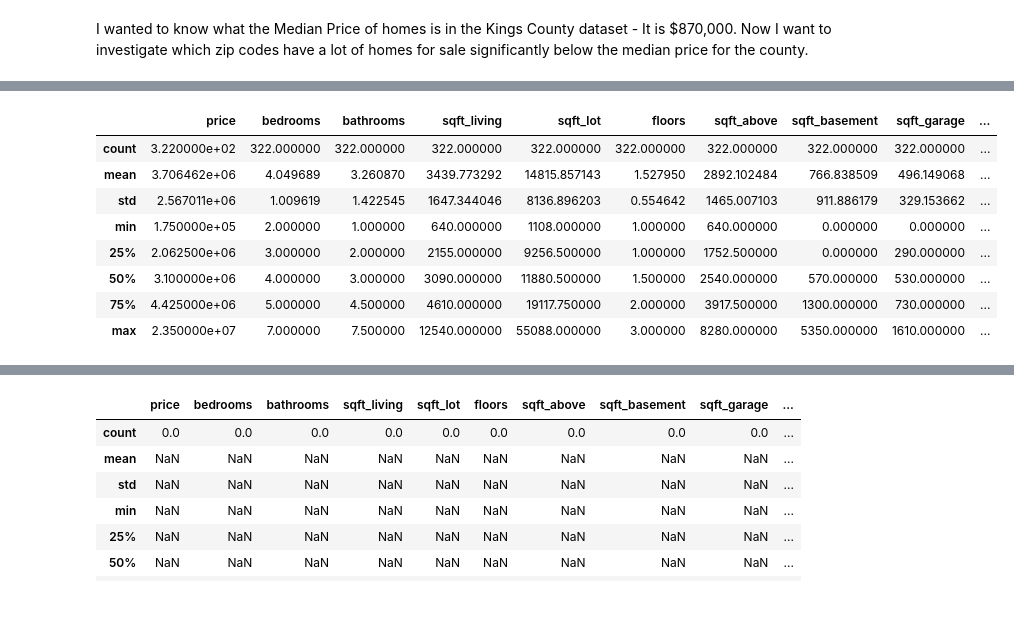
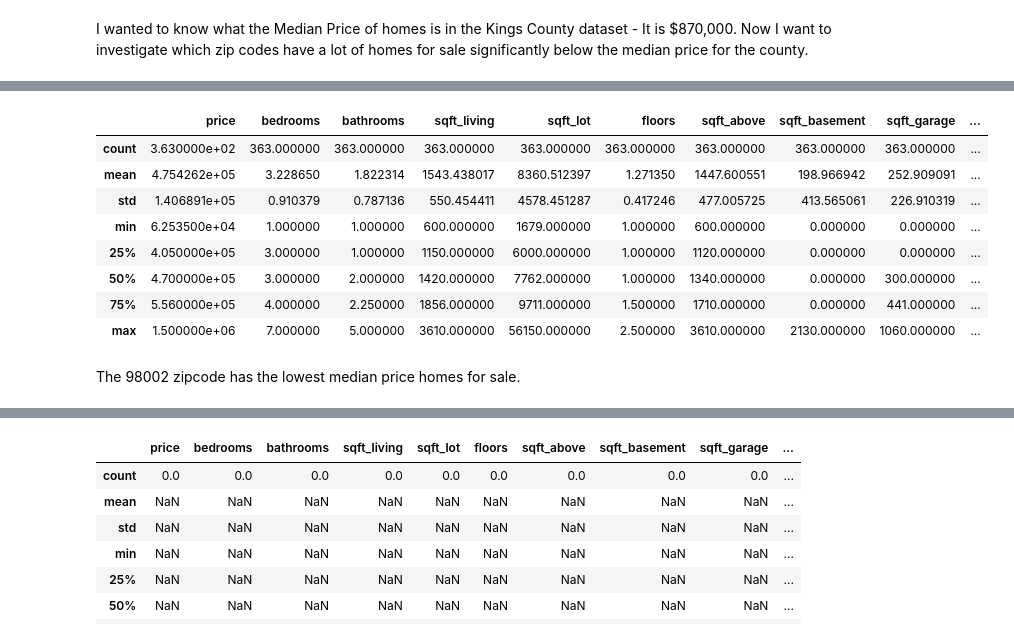
Before and after one commit to adammarianacci/Real_Estate_Analysis, a Jupyter notebook: notebook.ipynb, the cells around one changed output, grey strips where cells are left out. Drawn from its saved outputs; the diff is of its cells as text; code cells hidden in the pictures; blank space fills up the shorter version.

```diff
--- a/notebook.ipynb
+++ b/notebook.ipynb
@@ -304,18 +382,20 @@ zipcode_98039_df.describe()
 # %%
-# Create a new DataFrame with only the rows where the 'Zip Code' column is '98004'
-zipcode_98004_df = kc_house_data_df[kc_house_data_df['Zip Code'] == '98004']
+# Create a new DataFrame with only the rows where the 'Zip Code' column is '98002'
+zipcode_98002_df = kc_house_data_df[kc_house_data_df['Zip Code'] == '98002']
 # %%
-zipcode_98004_df.describe()
+zipcode_98002_df.describe()
 # %% [output]
 |  | price | bedrooms | bathrooms | sqft_living | sqft_lot | floors | sqft_above | sqft_basement | sqft_garage | ... |
-| count | 3.220000e+02 | 322.000000 | 322.000000 | 322.000000 | 322.000000 | 322.000000 | 322.000000 | 322.000000 | 322.000000 | ... |
-| mean | 3.706462e+06 | 4.049689 | 3.260870 | 3439.773292 | 14815.857143 | 1.527950 | 2892.102484 | 766.838509 | 496.149068 | ... |
-| std | 2.567011e+06 | 1.009619 | 1.422545 | 1647.344046 | 8136.896203 | 0.554642 | 1465.007103 | 911.886179 | 329.153662 | ... |
-| min | 1.750000e+05 | 2.000000 | 1.000000 | 640.000000 | 1108.000000 | 1.000000 | 640.000000 | 0.000000 | 0.000000 | ... |
-| 25% | 2.062500e+06 | 3.000000 | 2.000000 | 2155.000000 | 9256.500000 | 1.000000 | 1752.500000 | 0.000000 | 290.000000 | ... |
-| 50% | 3.100000e+06 | 4.000000 | 3.000000 | 3090.000000 | 11880.500000 | 1.500000 | 2540.000000 | 570.000000 | 530.000000 | ... |
-| 75% | 4.425000e+06 | 5.000000 | 4.500000 | 4610.000000 | 19117.750000 | 2.000000 | 3917.500000 | 1300.000000 | 730.000000 | ... |
-| max | 2.350000e+07 | 7.000000 | 7.500000 | 12540.000000 | 55088.000000 | 3.000000 | 8280.000000 | 5350.000000 | 1610.000000 | ... |
+| count | 3.630000e+02 | 363.000000 | 363.000000 | 363.000000 | 363.000000 | 363.000000 | 363.000000 | 363.000000 | 363.000000 | ... |
+| mean | 4.754262e+05 | 3.228650 | 1.822314 | 1543.438017 | 8360.512397 | 1.271350 | 1447.600551 | 198.966942 | 252.909091 | ... |
+| std | 1.406891e+05 | 0.910379 | 0.787136 | 550.454411 | 4578.451287 | 0.417246 | 477.005725 | 413.565061 | 226.910319 | ... |
+| min | 6.253500e+04 | 1.000000 | 1.000000 | 600.000000 | 1679.000000 | 1.000000 | 600.000000 | 0.000000 | 0.000000 | ... |
+| 25% | 4.050000e+05 | 3.000000 | 1.000000 | 1150.000000 | 6000.000000 | 1.000000 | 1120.000000 | 0.000000 | 0.000000 | ... |
+| 50% | 4.700000e+05 | 3.000000 | 2.000000 | 1420.000000 | 7762.000000 | 1.000000 | 1340.000000 | 0.000000 | 300.000000 | ... |
+| 75% | 5.560000e+05 | 4.000000 | 2.250000 | 1856.000000 | 9711.000000 | 1.500000 | 1710.000000 | 0.000000 | 441.000000 | ... |
+| max | 1.500000e+06 | 7.000000 | 5.000000 | 3610.000000 | 56150.000000 | 2.500000 | 3610.000000 | 2130.000000 | 1060.000000 | ... |
+# %% [markdown]
+The 98002 zipcode has the lowest median price homes for sale.
 # %%
 # Create a new DataFrame with only the rows where the 'Zip Code' column is '98040'
 zipcode_98040_df = kc_house_data_df[kc_house_data_df['Zip Code'] == '98040']
```
Also changed, not shown: parts of 14 cells of this notebook.
